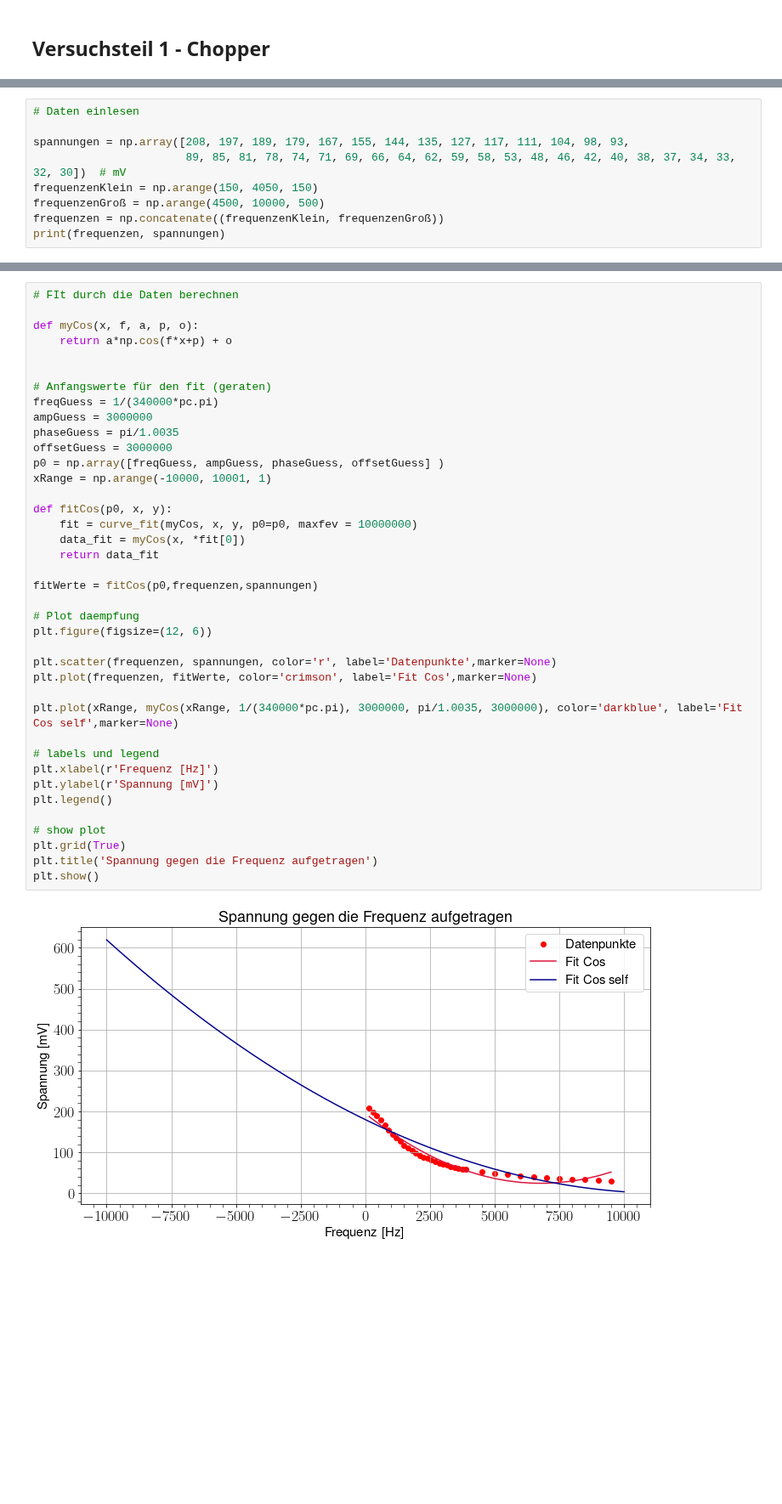
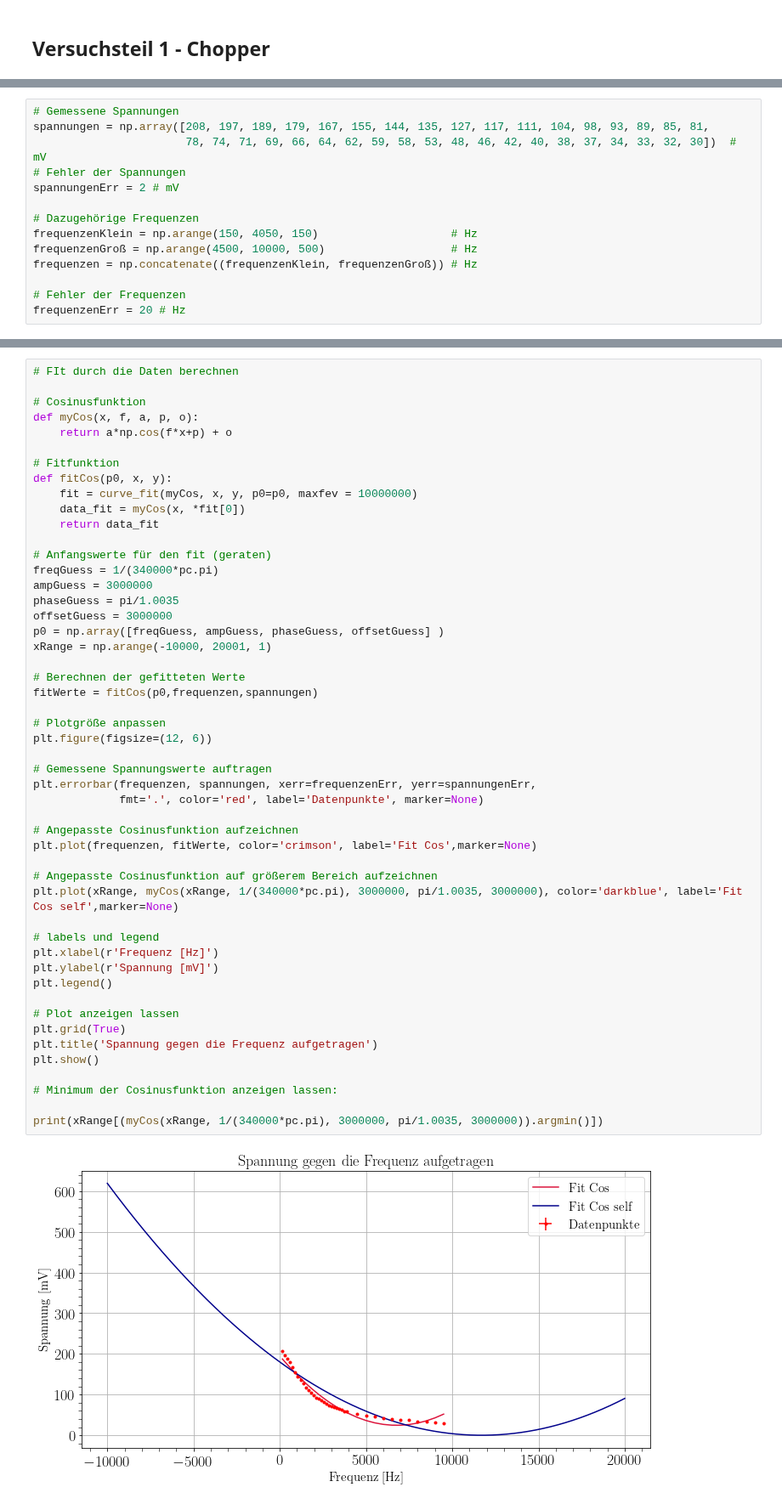
Before and after one commit to MayerPablo/FP, a Jupyter notebook: Lichtlaufzeiten/Lichtlaufzeiten.ipynb, the cells around one changed output, grey strips where cells are left out. Shown at 85% size. Saved outputs shown, nothing was run; the diff lists cells and outputs as text; blank space fills up the shorter version.

```diff
--- a/Lichtlaufzeiten/Lichtlaufzeiten.ipynb
+++ b/Lichtlaufzeiten/Lichtlaufzeiten.ipynb
@@ -174,9 +185,14 @@ Brennweite mit Fehler:  45.443902439024384 +- 1.4142135623730951
 # %%
-# Daten einlesen
+# Gemessene Spannungen
+spannungen = np.array([208, 197, 189, 179, 167, 155, 144, 135, 127, 117, 111, 104, 98, 93, 89, 85, 81,
+                       78, 74, 71, 69, 66, 64, 62, 59, 58, 53, 48, 46, 42, 40, 38, 37, 34, 33, 32, 30])  # mV
+# Fehler der Spannungen
+spannungenErr = 2 # mV
 
-spannungen = np.array([208, 197, 189, 179, 167, 155, 144, 135, 127, 117, 111, 104, 98, 93,
-                       89, 85, 81, 78, 74, 71, 69, 66, 64, 62, 59, 58, 53, 48, 46, 42, 40, 38, 37, 34, 33, 32, 30])  # mV
-frequenzenKlein = np.arange(150, 4050, 150)
-frequenzenGroß = np.arange(4500, 10000, 500)
-frequenzen = np.concatenate((frequenzenKlein, frequenzenGroß))
-print(frequenzen, spannungen)
+# Dazugehörige Frequenzen
+frequenzenKlein = np.arange(150, 4050, 150)                    # Hz
+frequenzenGroß = np.arange(4500, 10000, 500)                   # Hz
+frequenzen = np.concatenate((frequenzenKlein, frequenzenGroß)) # Hz
+
+# Fehler der Frequenzen
+frequenzenErr = 20 # Hz
@@ -189,41 +199,52 @@ print(frequenzen, spannungen)
 # %%
 # FIt durch die Daten berechnen
 
+# Cosinusfunktion
 def myCos(x, f, a, p, o):
     return a*np.cos(f*x+p) + o
 
+# Fitfunktion
+def fitCos(p0, x, y):
+    fit = curve_fit(myCos, x, y, p0=p0, maxfev = 10000000)
+    data_fit = myCos(x, *fit[0])
+    return data_fit
 
 # Anfangswerte für den fit (geraten)
 freqGuess = 1/(340000*pc.pi)
 ampGuess = 3000000
 phaseGuess = pi/1.0035
 offsetGuess = 3000000
 p0 = np.array([freqGuess, ampGuess, phaseGuess, offsetGuess] )
-xRange = np.arange(-10000, 10001, 1)
+xRange = np.arange(-10000, 20001, 1)
 
-def fitCos(p0, x, y):
-    fit = curve_fit(myCos, x, y, p0=p0, maxfev = 10000000)
-    data_fit = myCos(x, *fit[0])
-    return data_fit
-
+# Berechnen der gefitteten Werte
 fitWerte = fitCos(p0,frequenzen,spannungen)
 
-# Plot daempfung
+# Plotgröße anpassen
 plt.figure(figsize=(12, 6))
 
-plt.scatter(frequenzen, spannungen, color='r', label='Datenpunkte',marker=None)
+# Gemessene Spannungswerte auftragen
+plt.errorbar(frequenzen, spannungen, xerr=frequenzenErr, yerr=spannungenErr,
+             fmt='.', color='red', label='Datenpunkte', marker=None)
+
+# Angepasste Cosinusfunktion aufzeichnen
 plt.plot(frequenzen, fitWerte, color='crimson', label='Fit Cos',marker=None)
 
+# Angepasste Cosinusfunktion auf größerem Bereich aufzeichnen
 plt.plot(xRange, myCos(xRange, 1/(340000*pc.pi), 3000000, pi/1.0035, 3000000), color='darkblue', label='Fit Cos self',marker=None)
 
 # labels und legend
 plt.xlabel(r'Frequenz [Hz]')
 plt.ylabel(r'Spannung [mV]')
 plt.legend()
 
-# show plot
+# Plot anzeigen lassen
 plt.grid(True)
 plt.title('Spannung gegen die Frequenz aufgetragen')
 plt.show()
+
+# Minimum der Cosinusfunktion anzeigen lassen:
+
+print(xRange[(myCos(xRange, 1/(340000*pc.pi), 3000000, pi/1.0035, 3000000)).argmin()])
 # %% [output]
-[figure, old version]
+[figure, new version]
```
Also changed, not shown: parts of 11 cells of this notebook, 1 other file.
